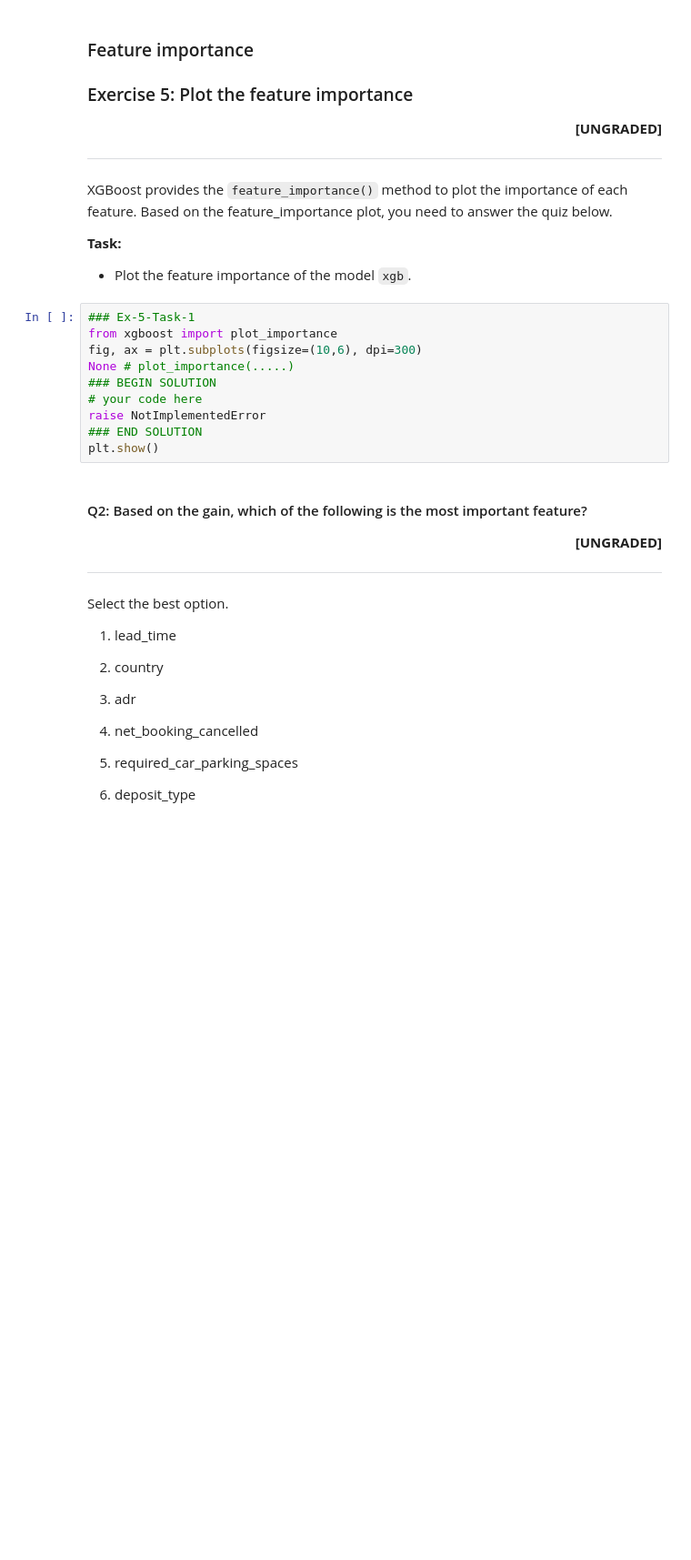
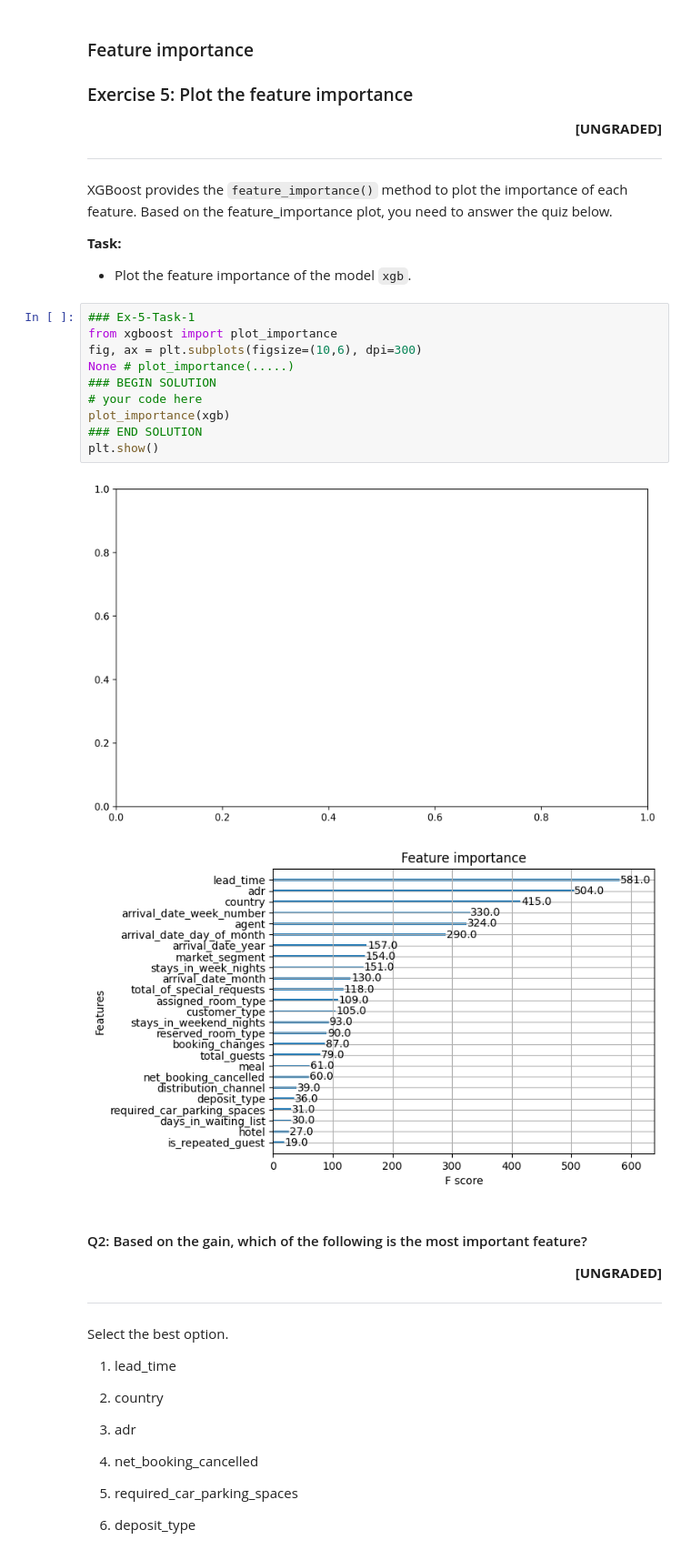
Before and after one commit to thenaivekid/ML-assignments, a Jupyter notebook: EnsembleAssignment_Student.ipynb, the cells around one changed output. Shown at 91% size. Cells and saved outputs as stored; diff of their text form; blank space fills up the shorter version.

```diff
--- a/EnsembleAssignment_Student.ipynb
+++ b/EnsembleAssignment_Student.ipynb
@@ -300,13 +378,16 @@ XGBoost provides the `feature_importance()` method to plot the importance of eac
 # %%
 ### Ex-5-Task-1
 from xgboost import plot_importance
 fig, ax = plt.subplots(figsize=(10,6), dpi=300)
 None # plot_importance(.....)
 ### BEGIN SOLUTION
 # your code here
-raise NotImplementedError
+plot_importance(xgb)
 ### END SOLUTION
 plt.show()
+# %% [output]
+[figure, added]
+[figure, added]
 # %% [markdown]
 #### Q2: Based on the gain, which of the following is the most important feature?
 <b><div style="text-align: right">[UNGRADED]</div></b>
```
Also changed, not shown: parts of 32 cells of this notebook, 8 other files.
